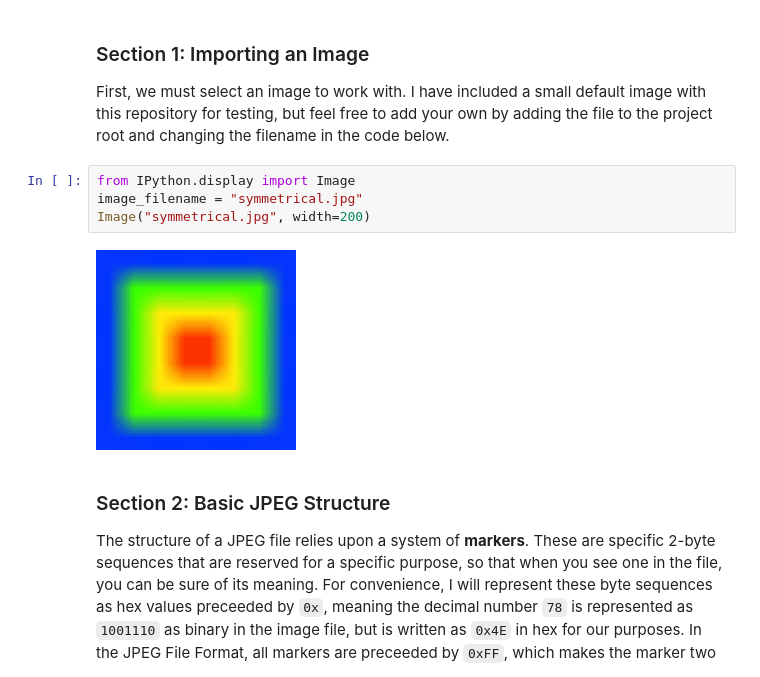
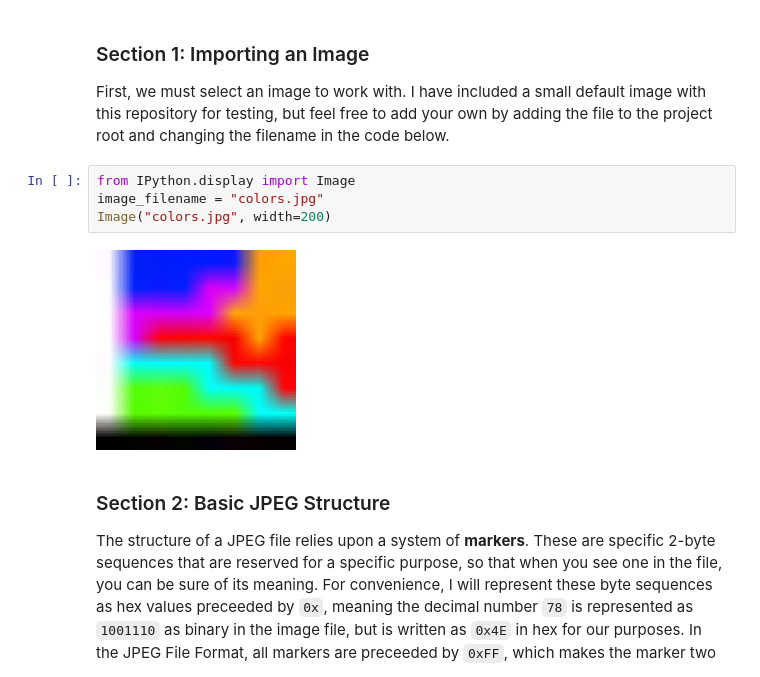
Before and after one commit to SkylerRankin/JPEG-Analysis, a Jupyter notebook: JPEG Analysis.ipynb, the cells around one changed output. Saved outputs shown, nothing was run; the diff lists cells and outputs as text.

Commit message:
larger image, zrl

```diff
--- a/JPEG Analysis.ipynb
+++ b/JPEG Analysis.ipynb
@@ -17,10 +17,10 @@ This notebook attempts to explore the mechanisms at play behind one of the most
 First, we must select an image to work with. I have included a small default image with this repository for testing, but feel free to add your own by adding the file to the project root and changing the filename in the code below.
 # %%
 from IPython.display import Image
-image_filename = "symmetrical.jpg"
-Image("symmetrical.jpg", width=200)
+image_filename = "colors.jpg"
+Image("colors.jpg", width=200)
 # %% [output]
-[figure, old version]
+[figure, new version]
 # %% [markdown]
 ### Section 2: Basic JPEG Structure<a name="2"></a>
 The structure of a JPEG file relies upon a system of **markers**. These are specific 2-byte sequences that are reserved for a specific purpose, so that when you see one in the file, you can be sure of its meaning. For convenience, I will represent these byte sequences as hex values preceeded by `0x`, meaning the decimal number `78` is represented as `1001110` as binary in the image file, but is written as `0x4E` in hex for our purposes. In the JPEG File Format, all markers are preceeded by `0xFF`, which makes the marker two bytes in total.
```
Also changed, not shown: parts of 8 cells of this notebook, 1 other file.
